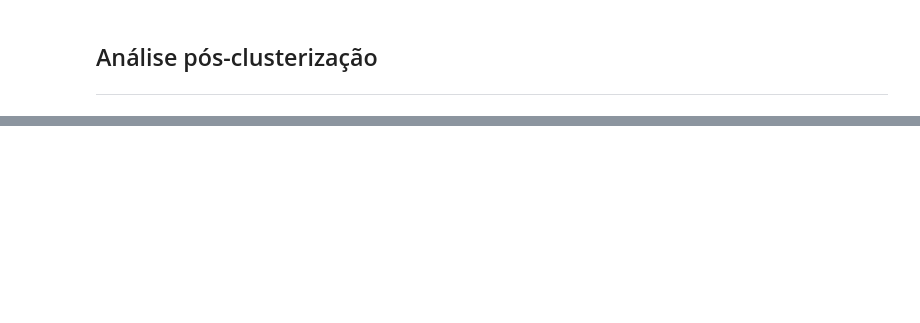
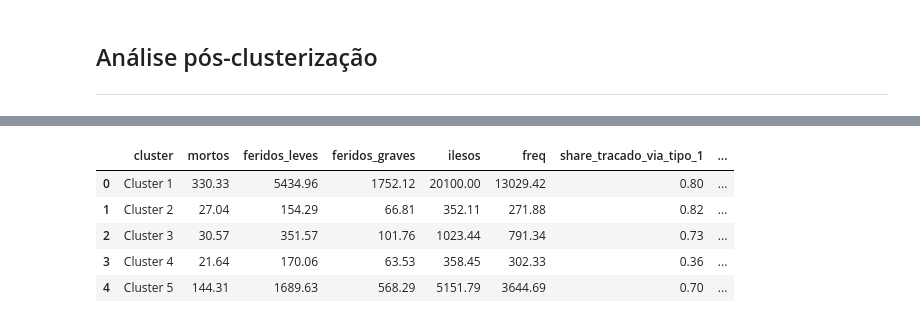
Before and after one commit to FelipeGBarreto/analise_cluster_acidentes_rodovias_federais, a Jupyter notebook: Scripts/Analise pos-clusterizacao.ipynb, the cells around one changed output, grey strips where cells are left out. Drawn from its saved outputs; the diff is of its cells as text; code cells hidden in the pictures; blank space fills up the shorter version.

```diff
--- a/Scripts/Analise pos-clusterizacao.ipynb
+++ b/Scripts/Analise pos-clusterizacao.ipynb
@@ -45,0 +94,14 @@ df5.head(2)
+# %%
+#df5 = df5.set_index('cluster')
+
+df5.style.background_gradient(cmap='Greens')\
+    #.background_gradient(cmap='coolwarm', axis=None, vmin=0, vmax=1)
+    #.highlight_null(null_color='#f1f1f1')  # Color NaNs grey
+    .set_precision(2)
+# %% [output]
+|  | cluster | mortos | feridos_leves | feridos_graves | ilesos | freq | share_tracado_via_tipo_1 | ... |
+| 0 | Cluster 1 | 330.33 | 5434.96 | 1752.12 | 20100.00 | 13029.42 | 0.80 | ... |
+| 1 | Cluster 2 | 27.04 | 154.29 | 66.81 | 352.11 | 271.88 | 0.82 | ... |
+| 2 | Cluster 3 | 30.57 | 351.57 | 101.76 | 1023.44 | 791.34 | 0.73 | ... |
+| 3 | Cluster 4 | 21.64 | 170.06 | 63.53 | 358.45 | 302.33 | 0.36 | ... |
+| 4 | Cluster 5 | 144.31 | 1689.63 | 568.29 | 5151.79 | 3644.69 | 0.70 | ... |
```
Also changed, not shown: parts of 16 cells of this notebook, 7 other files.
